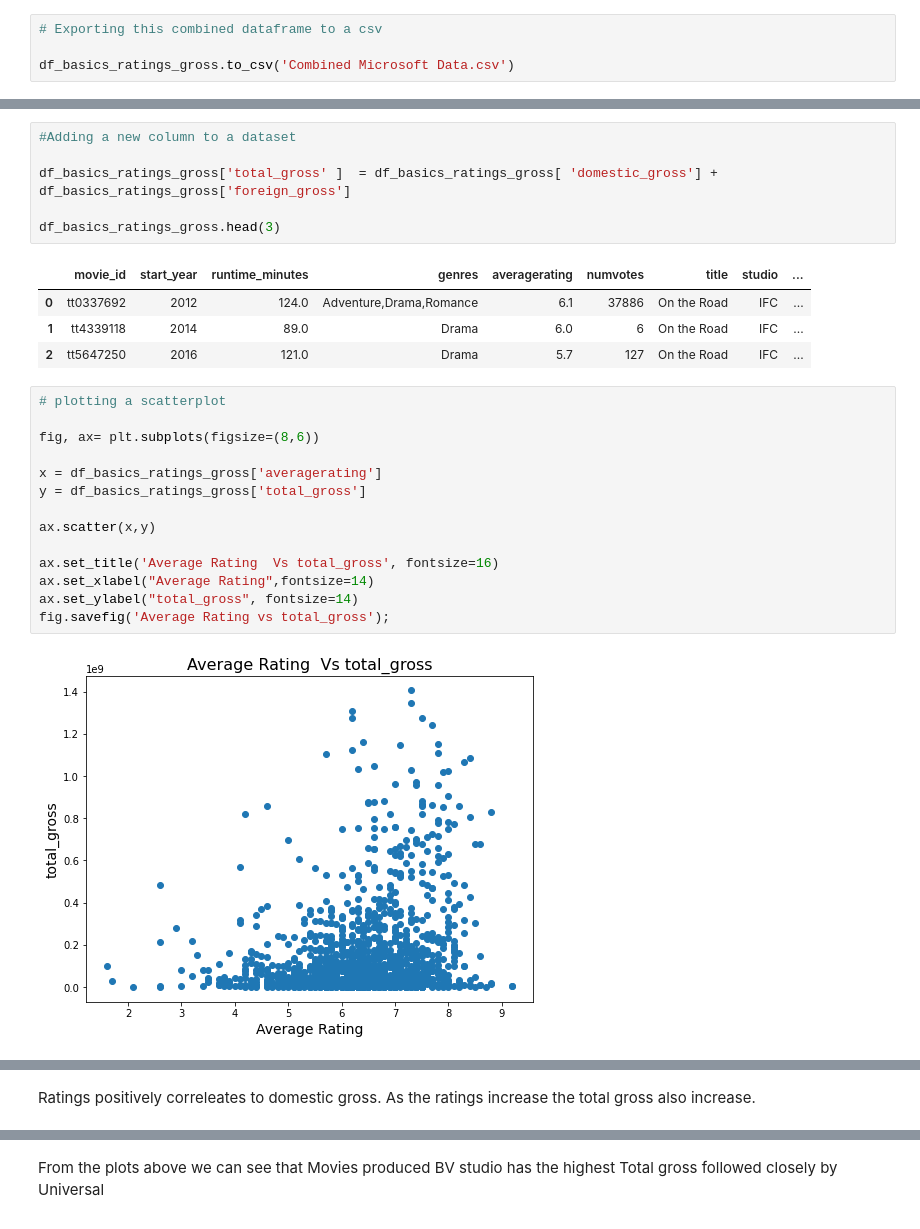
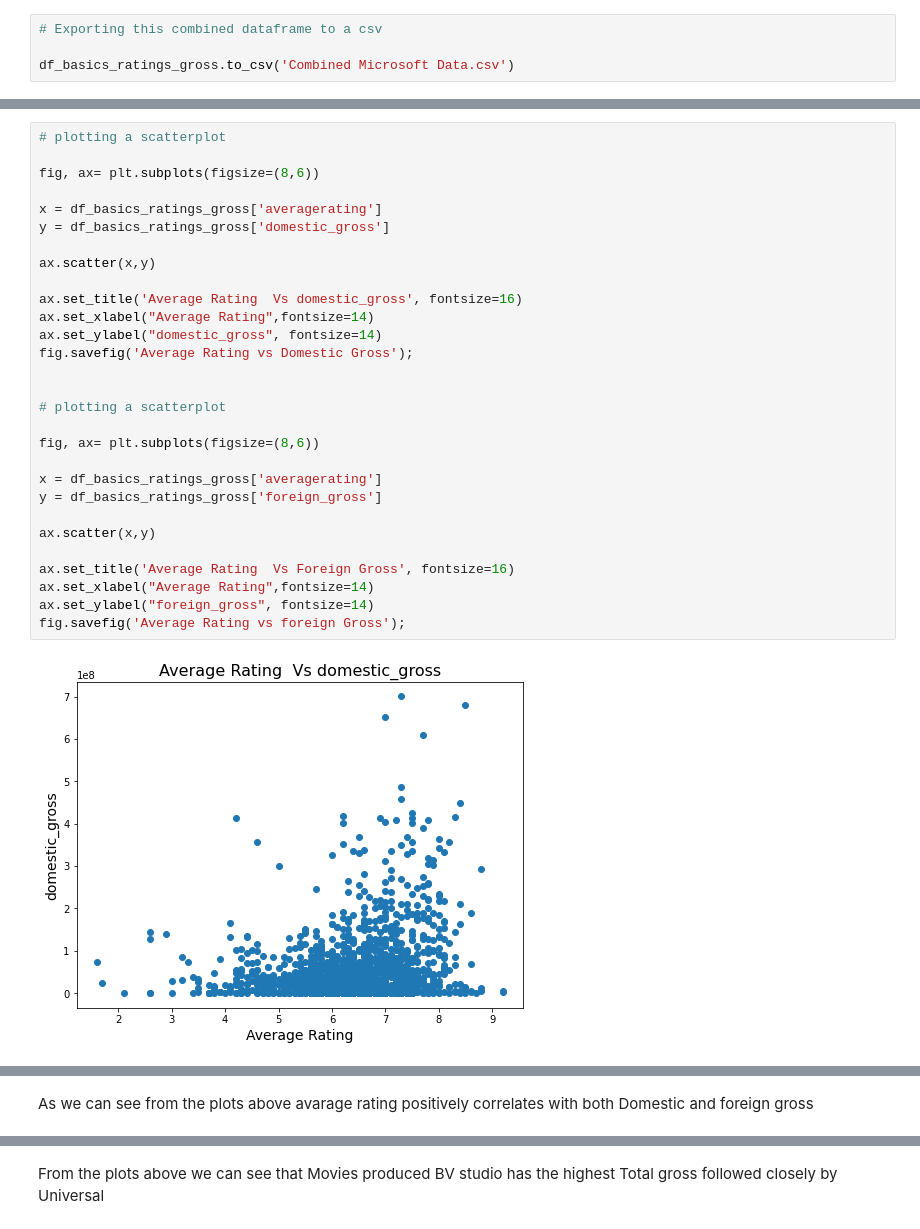
Before and after one commit to BrianKip035/dsc-phase-1-project-v2-4, a Jupyter notebook: student.ipynb, the cells around one changed output, grey strips where cells are left out. Cells and saved outputs as stored; diff of their text form.

```diff
--- a/student.ipynb
+++ b/student.ipynb
@@ -1005,27 +1014,31 @@ df_basics_ratings_gross.head(3)
-# %%
-#Adding a new column to a dataset
-
-df_basics_ratings_gross['total_gross' ]  = df_basics_ratings_gross[ 'domestic_gross'] + df_basics_ratings_gross['foreign_gross']
-
-df_basics_ratings_gross.head(3)
-# %% [output]
-|  | movie_id | start_year | runtime_minutes | genres | averagerating | numvotes | title | studio | ... |
-| 0 | tt0337692 | 2012 | 124.0 | Adventure,Drama,Romance | 6.1 | 37886 | On the Road | IFC | ... |
-| 1 | tt4339118 | 2014 | 89.0 | Drama | 6.0 | 6 | On the Road | IFC | ... |
-| 2 | tt5647250 | 2016 | 121.0 | Drama | 5.7 | 127 | On the Road | IFC | ... |
 # %%
 # plotting a scatterplot
 
 fig, ax= plt.subplots(figsize=(8,6))
 
 x = df_basics_ratings_gross['averagerating']
-y = df_basics_ratings_gross['total_gross']
+y = df_basics_ratings_gross['domestic_gross']
 
 ax.scatter(x,y)
 
-ax.set_title('Average Rating  Vs total_gross', fontsize=16)
+ax.set_title('Average Rating  Vs domestic_gross', fontsize=16)
 ax.set_xlabel("Average Rating",fontsize=14)
-ax.set_ylabel("total_gross", fontsize=14)
-fig.savefig('Average Rating vs total_gross');
+ax.set_ylabel("domestic_gross", fontsize=14)
+fig.savefig('Average Rating vs Domestic Gross');
+
+
+# plotting a scatterplot
+
+fig, ax= plt.subplots(figsize=(8,6))
+
+x = df_basics_ratings_gross['averagerating']
+y = df_basics_ratings_gross['foreign_gross']
+
+ax.scatter(x,y)
+
+ax.set_title('Average Rating  Vs Foreign Gross', fontsize=16)
+ax.set_xlabel("Average Rating",fontsize=14)
+ax.set_ylabel("foreign_gross", fontsize=14)
+fig.savefig('Average Rating vs foreign Gross');
 # %% [output]
-[figure, old version]
+[figure, new version]
@@ -1032,3 +1046,3 @@ fig.savefig('Average Rating vs total_gross');
-# %% [markdown]
-Ratings positively correleates to domestic gross. As the ratings increase the total gross also increase.
+# %% [markdown]
+As we can see from the plots above  avarage rating positively correlates with both Domestic and foreign gross
 # %% [markdown]
```
Also changed, not shown: parts of 46 cells of this notebook, 2 other files.
